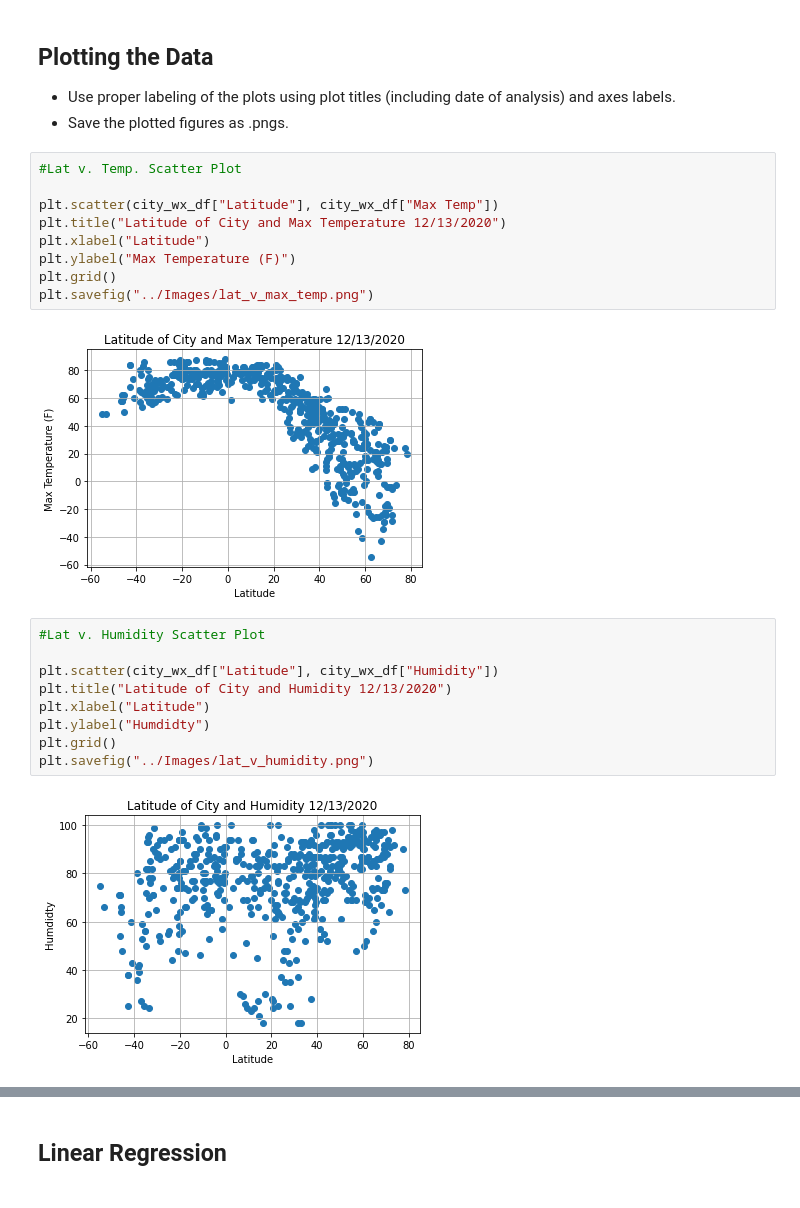
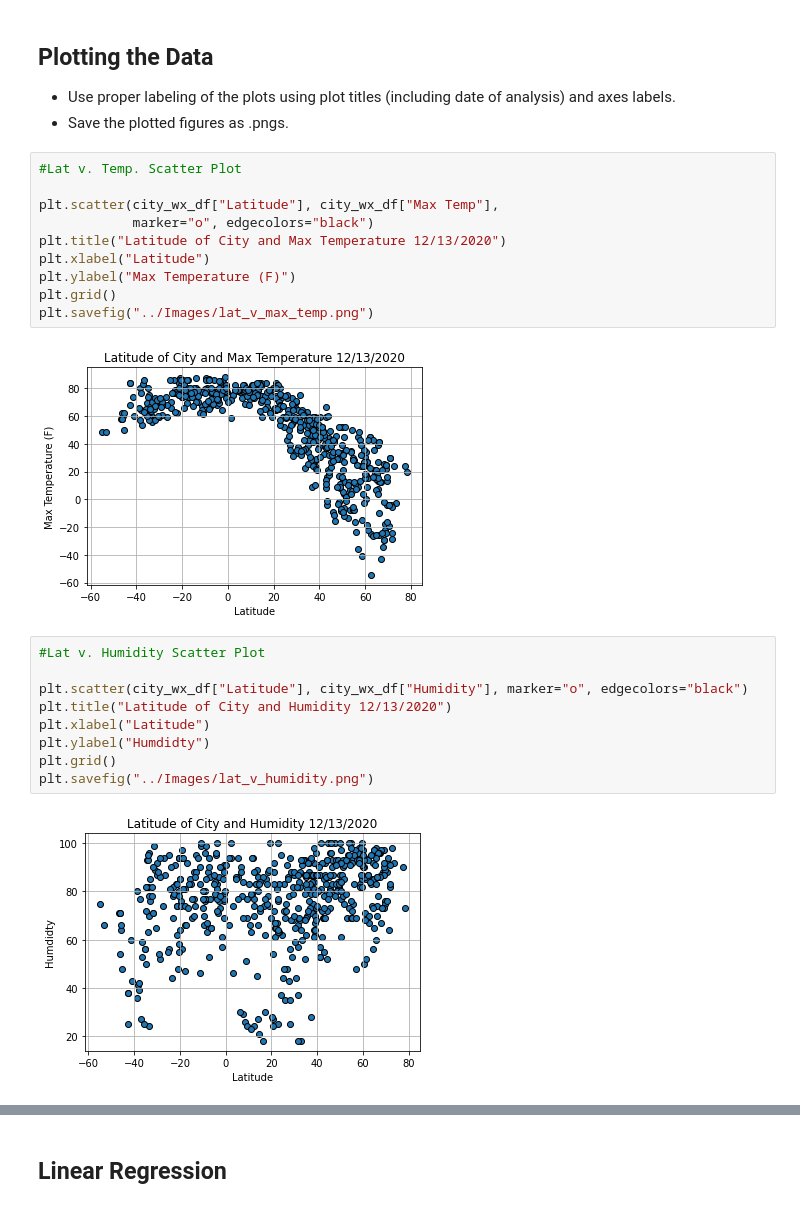
Before and after one commit to geofftm/python-api-challenge, a Jupyter notebook: WeatherPY/WeatherPy.ipynb, the cells around one changed output, grey strips where cells are left out. Cells and saved outputs as stored; diff of their text form.

```diff
--- a/WeatherPY/WeatherPy.ipynb
+++ b/WeatherPY/WeatherPy.ipynb
@@ -188,25 +197,26 @@ humidity_over_100
 # %%
 #Lat v. Temp. Scatter Plot
 
-plt.scatter(city_wx_df["Latitude"], city_wx_df["Max Temp"])
+plt.scatter(city_wx_df["Latitude"], city_wx_df["Max Temp"],
+            marker="o", edgecolors="black")
 plt.title("Latitude of City and Max Temperature 12/13/2020")
 plt.xlabel("Latitude")
 plt.ylabel("Max Temperature (F)")
 plt.grid()
 plt.savefig("../Images/lat_v_max_temp.png")
 # %% [output]
-[figure, old version]
+[figure, new version]
 # %%
 #Lat v. Humidity Scatter Plot
 
-plt.scatter(city_wx_df["Latitude"], city_wx_df["Humidity"])
+plt.scatter(city_wx_df["Latitude"], city_wx_df["Humidity"], marker="o", edgecolors="black")
 plt.title("Latitude of City and Humidity 12/13/2020")
 plt.xlabel("Latitude")
 plt.ylabel("Humdidty")
 plt.grid()
 plt.savefig("../Images/lat_v_humidity.png")
 # %% [output]
-[figure, old version]
+[figure, new version]
 # %%
 #Lat v. Cloudiness Scatter Plot
 
```
Also changed, not shown: parts of 10 cells of this notebook.
